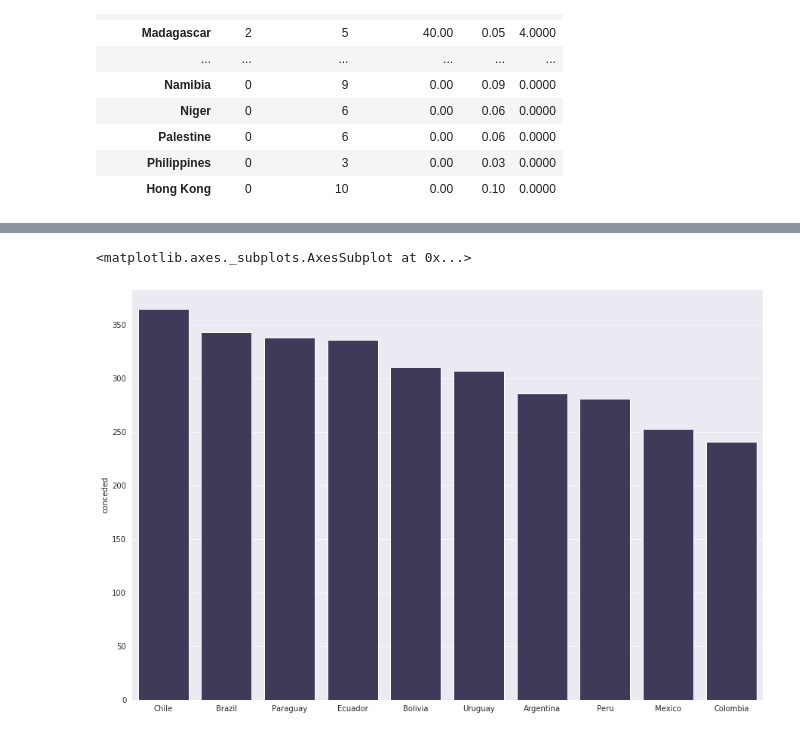
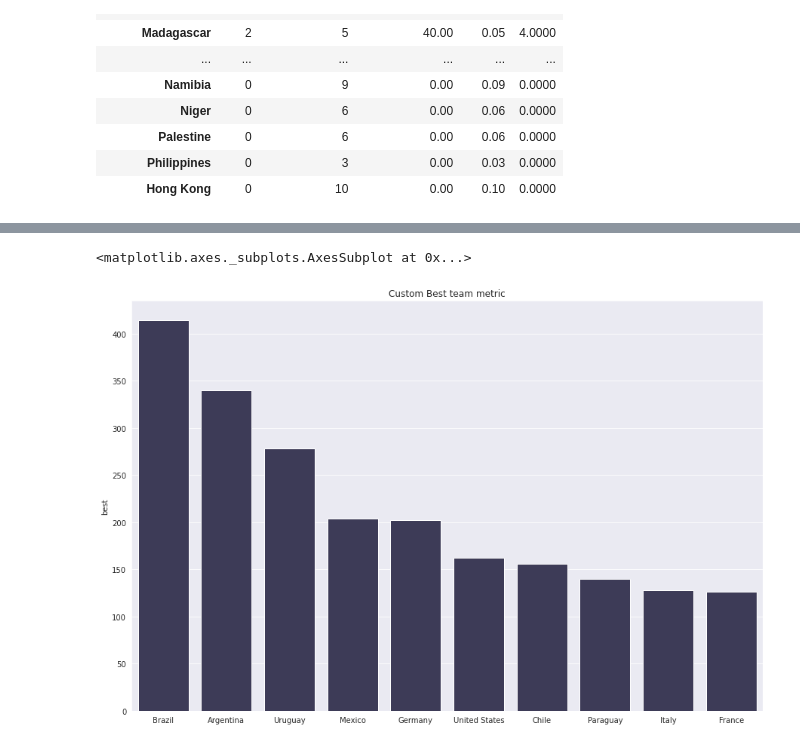
Before and after one commit to Thayyebsalim/International_football_EDA_Visualization, a Jupyter notebook: international_EDA_visualization.ipynb, the cells around one changed output, grey strips where cells are left out. Cells and saved outputs as stored; diff of their text form; code cells hidden in the pictures.

```diff
--- a/international_EDA_visualization.ipynb
+++ b/international_EDA_visualization.ipynb
@@ -536,8 +564,9 @@ sns.barplot(x=plot_data.index,y=plot_data['scored'],color="#39375b")
 # %%
-plot_data=countries_goals.sort_values("conceded",ascending=False).head(10)
+plot_data=countries.sort_values("best",ascending=False).head(10)
 plt.figure(figsize=(15,10))
+plt.title("Custom Best team metric")
 sns.set_style('darkgrid')
-sns.barplot(x=plot_data.index,y=plot_data['conceded'],color="#39375b")
+sns.barplot(x=plot_data.index,y=plot_data['best'],color="#39375b")
 # %% [output]
 <matplotlib.axes._subplots.AxesSubplot at 0x...>
-[figure, old version]
+[figure, new version]
```
Also changed, not shown: parts of 19 cells of this notebook, 5 other files.
